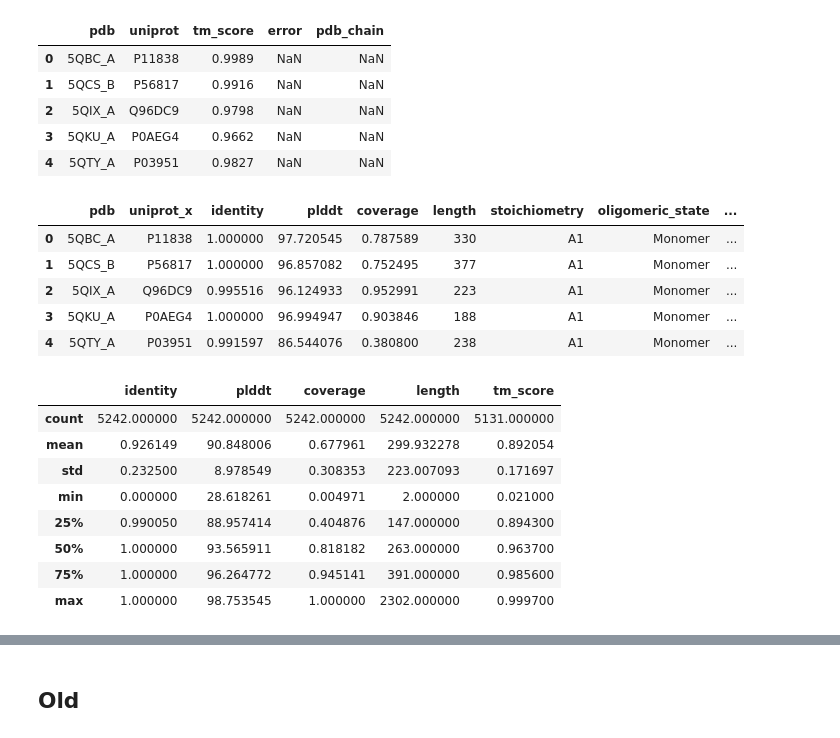
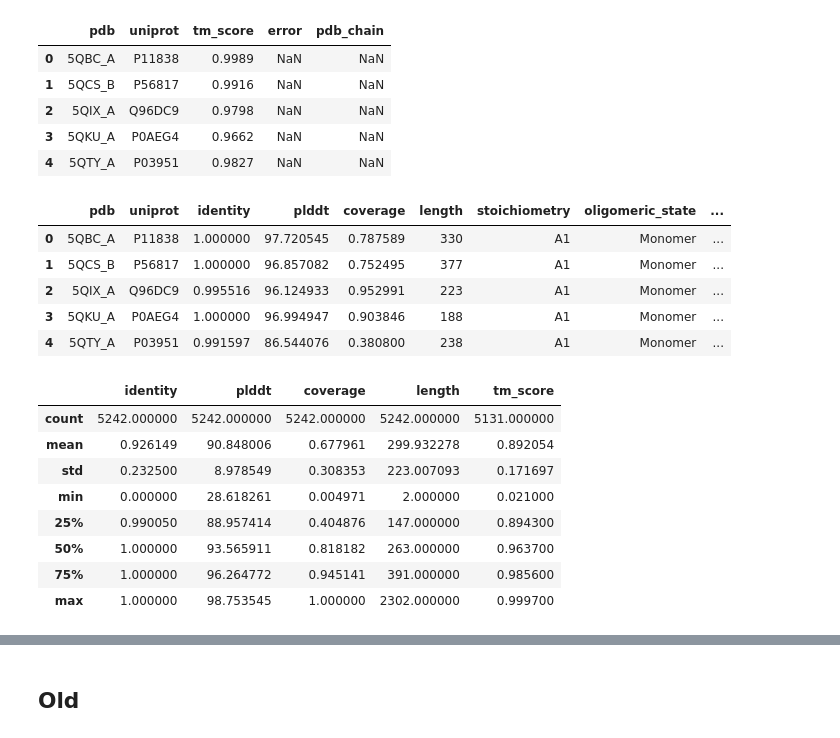
Before and after one commit to Yuwan3154/proteina, a Jupyter notebook: notebooks/bad_afdb_dataset.ipynb, the cells around one changed output, grey strips where cells are left out. Drawn from its saved outputs; the diff is of its cells as text; code cells hidden in the pictures.

```diff
--- a/notebooks/bad_afdb_dataset.ipynb
+++ b/notebooks/bad_afdb_dataset.ipynb
@@ -185,13 +185,13 @@ TM-score statistics:
 # %%
 df = pd.read_csv(Path.home() / "data/bad_afdb/pdb_70_cluster_reps_aligned_confidence_aggregate_monomer.csv")
 results_df = pd.read_csv(Path.home() / "data/bad_afdb/pdb_vs_afdb_tm_scores.csv")
-df_tm = pd.merge(df, results_df[["pdb", "uniprot", "tm_score"]], on="pdb", how="inner")
+df_tm = pd.merge(df, results_df[["pdb", "tm_score"]], on="pdb", how="inner")
 
 df_tm.to_csv(Path.home() / "data/bad_afdb/pdb_70_cluster_reps_aligned_confidence_aggregate_monomer_tm.csv", index=False)
 display(df_tm.head())
 display(df_tm.describe())
 # %% [output]
-|  | pdb | uniprot_x | identity | plddt | coverage | length | stoichiometry | oligomeric_state | ... |
+|  | pdb | uniprot | identity | plddt | coverage | length | stoichiometry | oligomeric_state | ... |
 | 0 | 5QBC_A | P11838 | 1.000000 | 97.720545 | 0.787589 | 330 | A1 | Monomer | ... |
 | 1 | 5QCS_B | P56817 | 1.000000 | 96.857082 | 0.752495 | 377 | A1 | Monomer | ... |
 | 2 | 5QIX_A | Q96DC9 | 0.995516 | 96.124933 | 0.952991 | 223 | A1 | Monomer | ... |
```
Also changed, not shown: parts of 3 cells of this notebook, 3 other files.
